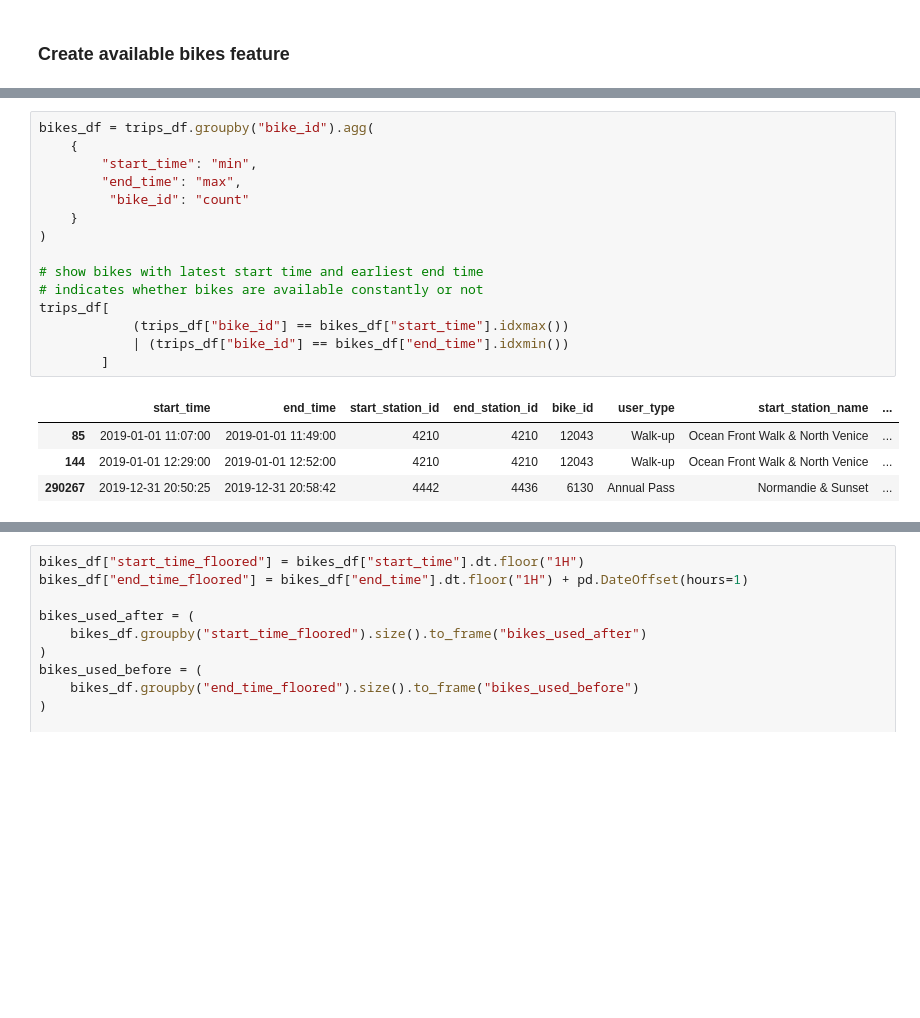
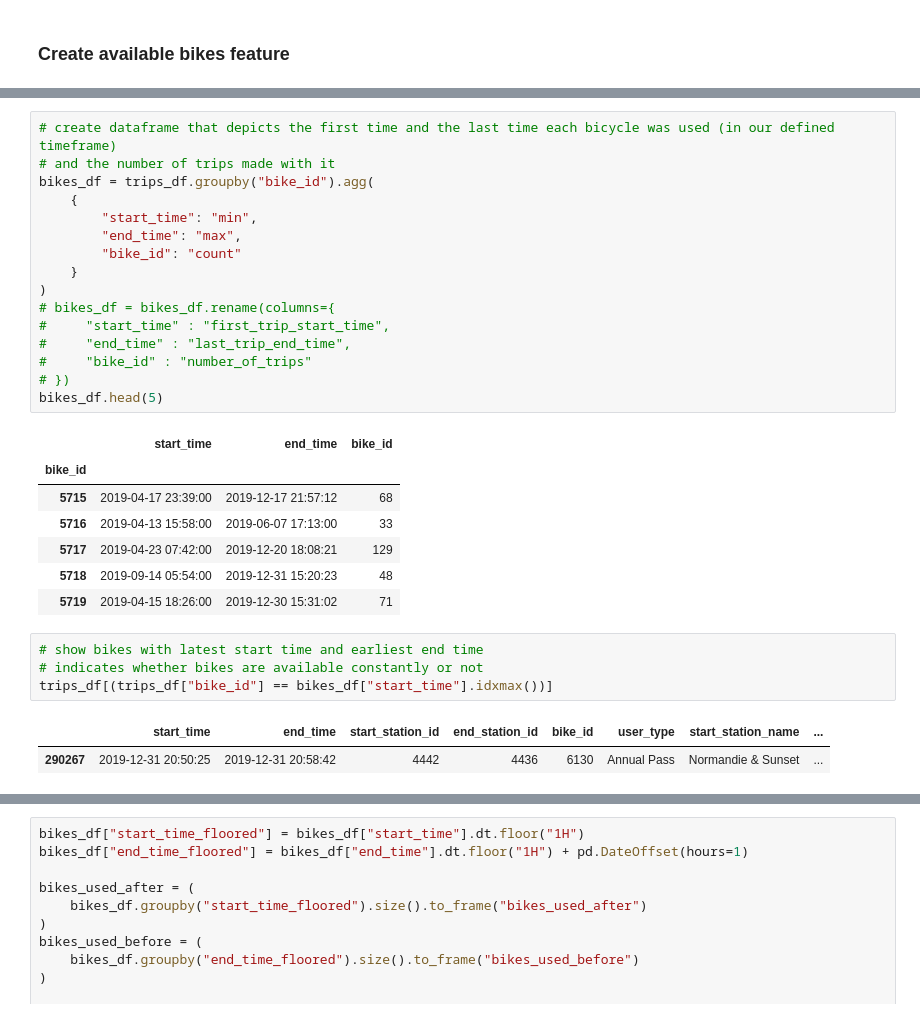
Before and after one commit to katekuian/aa_2021_magma, a Jupyter notebook: 04_predictive_analytics/01_feature_engineering.ipynb, the cells around one changed output, grey strips where cells are left out. Drawn from its saved outputs; the diff is of its cells as text; blank space fills up the shorter version.

```diff
--- a/04_predictive_analytics/01_feature_engineering.ipynb
+++ b/04_predictive_analytics/01_feature_engineering.ipynb
@@ -30,21 +41,32 @@ bike_ids_week    757.346154
 dtype: float64
+# %%
+# create dataframe that depicts the first time and the last time each bicycle was used (in our defined timeframe)
+# and the number of trips made with it
+bikes_df = trips_df.groupby("bike_id").agg(
+    {
+		"start_time": "min",
+		"end_time": "max",
+		"bike_id": "count"
+	}
+)
+# bikes_df = bikes_df.rename(columns={
+#     "start_time" : "first_trip_start_time",
+#     "end_time" : "last_trip_end_time",
+#     "bike_id" : "number_of_trips"
+# })
+bikes_df.head(5)
+# %% [output]
+|  | start_time | end_time | bike_id |
+| bike_id |  |  |  |
+| 5715 | 2019-04-17 23:39:00 | 2019-12-17 21:57:12 | 68 |
+| 5716 | 2019-04-13 15:58:00 | 2019-06-07 17:13:00 | 33 |
+| 5717 | 2019-04-23 07:42:00 | 2019-12-20 18:08:21 | 129 |
+| 5718 | 2019-09-14 05:54:00 | 2019-12-31 15:20:23 | 48 |
+| 5719 | 2019-04-15 18:26:00 | 2019-12-30 15:31:02 | 71 |
 # %%
-bikes_df = trips_df.groupby("bike_id").agg(
-    {
-		"start_time": "min",
-		"end_time": "max",
-		 "bike_id": "count"
-	}
-)
-
 # show bikes with latest start time and earliest end time
 # indicates whether bikes are available constantly or not
-trips_df[
-			(trips_df["bike_id"] == bikes_df["start_time"].idxmax())
-			| (trips_df["bike_id"] == bikes_df["end_time"].idxmin())
-		]
+trips_df[(trips_df["bike_id"] == bikes_df["start_time"].idxmax())]
 # %% [output]
 |  | start_time | end_time | start_station_id | end_station_id | bike_id | user_type | start_station_name | ... |
-| 85 | 2019-01-01 11:07:00 | 2019-01-01 11:49:00 | 4210 | 4210 | 12043 | Walk-up | Ocean Front Walk & North Venice | ... |
-| 144 | 2019-01-01 12:29:00 | 2019-01-01 12:52:00 | 4210 | 4210 | 12043 | Walk-up | Ocean Front Walk & North Venice | ... |
 | 290267 | 2019-12-31 20:50:25 | 2019-12-31 20:58:42 | 4442 | 4436 | 6130 | Annual Pass | Normandie & Sunset | ... |
```
Also changed, not shown: parts of 19 cells of this notebook.
